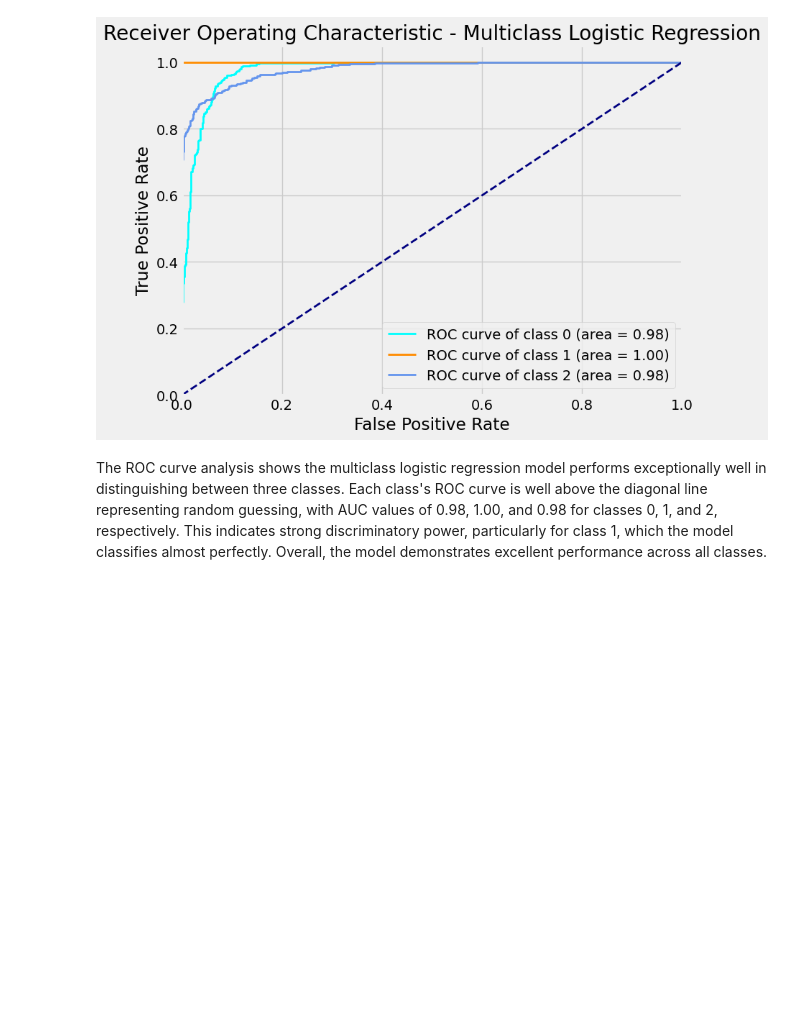
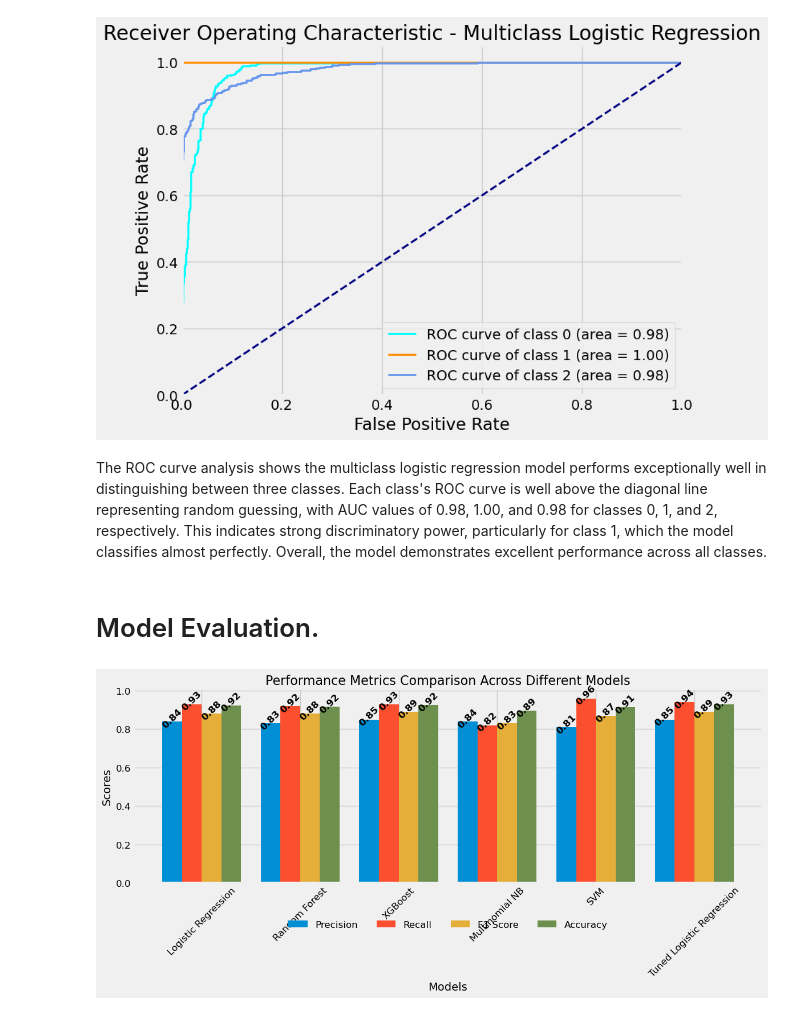
Before and after one commit to JEr1yAnalst/CAPSTONE-PROJECT-sentiment-analysis, a Jupyter notebook: notebook.ipynb, the cells around one changed output. Cells and saved outputs as stored; diff of their text form; code cells hidden in the pictures; blank space fills up the shorter version.

Commit message:
evaluation

```diff
--- a/notebook.ipynb
+++ b/notebook.ipynb
@@ -1594,3 +1594,58 @@ plt.show()
 [figure]
 # %% [markdown]
 The ROC curve analysis shows the multiclass logistic regression model performs exceptionally well in distinguishing between three classes. Each class's ROC curve is well above the diagonal line representing random guessing, with AUC values of 0.98, 1.00, and 0.98 for classes 0, 1, and 2, respectively. This indicates strong discriminatory power, particularly for class 1, which the model classifies almost perfectly. Overall, the model demonstrates excellent performance across all classes.
+# %% [markdown]
+# Model Evaluation.
+# %%
+import numpy as np
+import matplotlib.pyplot as plt
+
+# Data for the models
+models = ['Logistic Regression', 'Random Forest', 'XGBoost', 'Multinomial NB', 'SVM', 'Tuned Logistic Regression']
+
+# Updated performance metrics
+precision = [0.84, 0.83, 0.85, 0.84, 0.81, 0.85]
+recall = [0.93, 0.92, 0.93, 0.82, 0.96, 0.94]
+f1_score = [0.88, 0.88, 0.89, 0.83, 0.87, 0.89]
+accuracy = [0.9238, 0.9175, 0.9247, 0.8948, 0.9139, 0.9300]  # Rounded to match accuracy from report
+
+# Set up the plot
+x = np.arange(len(models))  # Label locations
+width = 0.2  # Width of the bars
+
+fig, ax = plt.subplots(figsize=(12, 6))
+rects1 = ax.bar(x - 1.5*width, precision, width, label='Precision')
+rects2 = ax.bar(x - 0.5*width, recall, width, label='Recall')
+rects3 = ax.bar(x + 0.5*width, f1_score, width, label='F1 Score')
+rects4 = ax.bar(x + 1.5*width, accuracy, width, label='Accuracy')
+
+# Add labels, title, and custom x-axis tick labels
+ax.set_xlabel('Models', fontsize=14)
+ax.set_ylabel('Scores', fontsize=14)
+ax.set_title('Performance Metrics Comparison Across Different Models', fontsize=16)
+ax.set_xticks(x)
+ax.set_xticklabels(models, fontsize=12)
+ax.legend(loc='upper center', bbox_to_anchor=(0.5, -0.15), ncol=4, frameon=False, fontsize=12)
+
+# Function to add slanted labels inside the bars
+def add_labels(rects):
+    for rect in rects:
+        height = rect.get_height()
+        ax.annotate(f'{height:.2f}',
+                    xy=(rect.get_x() + rect.get_width() / 2, height),
+                    xytext=(0, -10),  # Vertical offset to place labels inside the bars
+                    textcoords="offset points",
+                    ha='center', va='bottom',
+                    fontsize=12, fontweight='bold', color='black', rotation=45)  # Slanted labels in black
+
+add_labels(rects1)
+add_labels(rects2)
+add_labels(rects3)
+add_labels(rects4)
+
+plt.xticks(rotation=45, fontsize=12)  # Increase font size for x-axis labels
+plt.yticks(fontsize=12)  # Increase font size for y-axis labels
+plt.tight_layout()
+plt.show()
+# %% [output]
+[figure, added]
```
Also changed, not shown: parts of 2 cells of this notebook, 1 other file.
